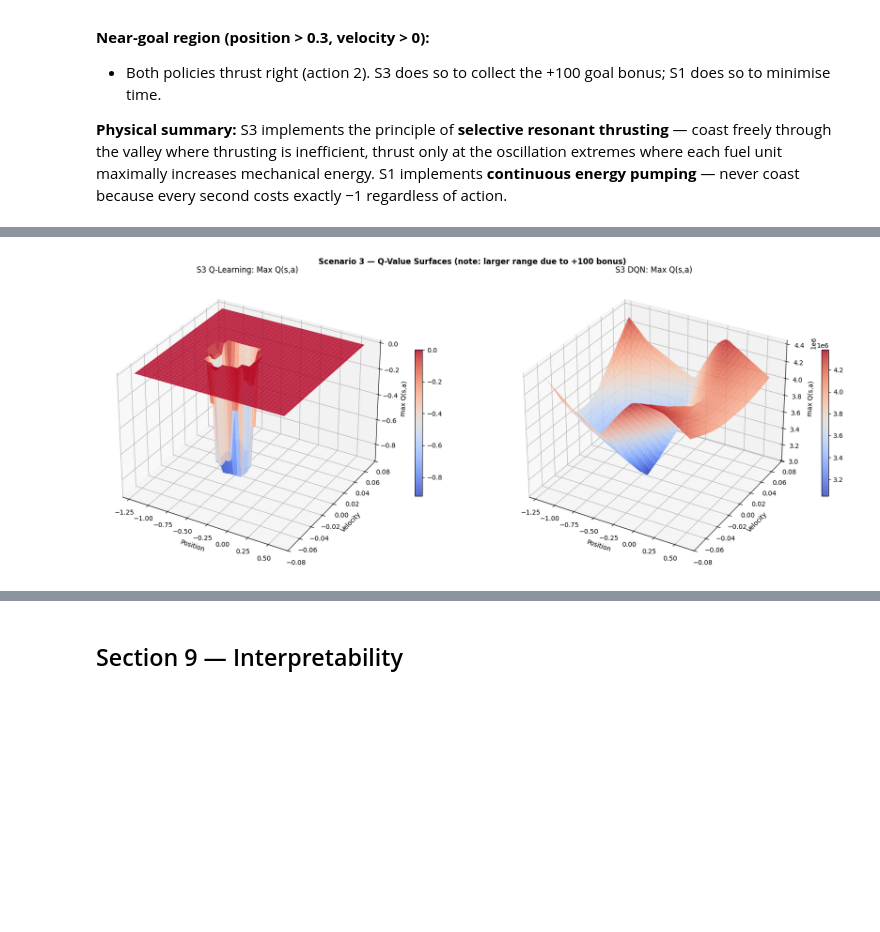
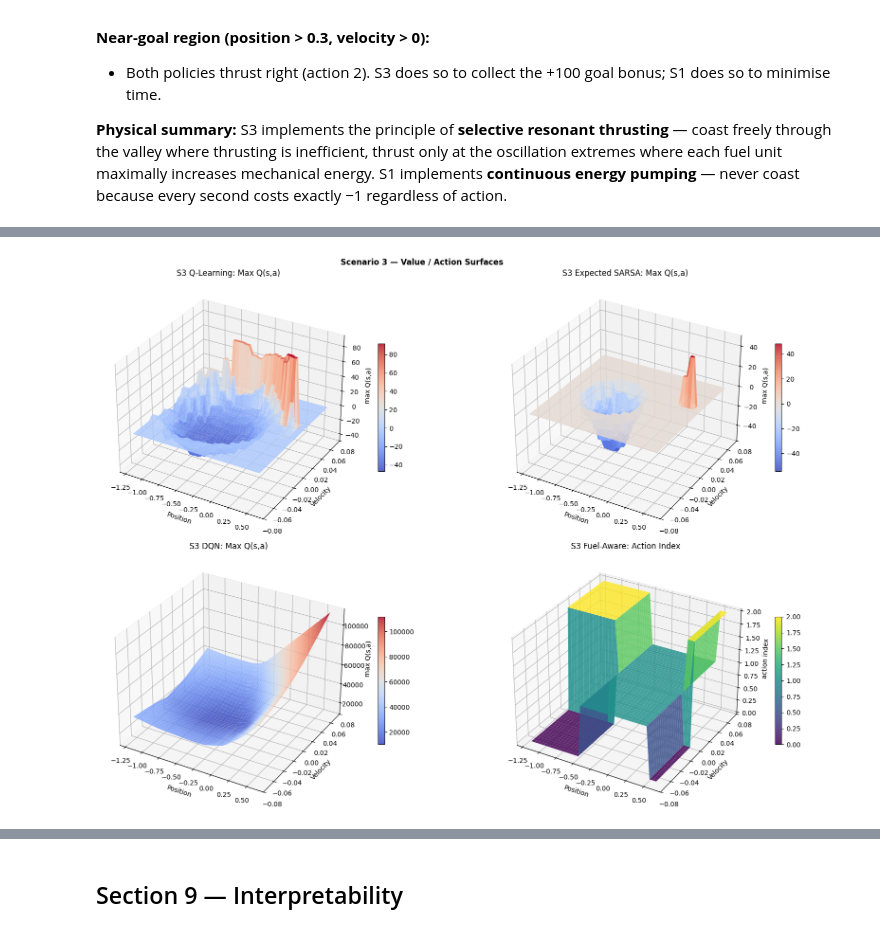
Before and after one commit to sjekic/reinforcement-learning, a Jupyter notebook: sofia_copy_scenario_03_discrete_minfuel.ipynb, the cells around one changed output, grey strips where cells are left out. Cells and saved outputs as stored; diff of their text form; code cells hidden in the pictures; blank space fills up the shorter version.

```diff
--- a/sofia_copy_scenario_03_discrete_minfuel.ipynb
+++ b/sofia_copy_scenario_03_discrete_minfuel.ipynb
@@ -533,7 +729,7 @@ dqn = DQNAgent(
     eps_start=1.0, eps_end=0.05, eps_decay=0.9990,
     batch_size=64, target_update=200
 )
-dqn_rewards, dqn_coast = train_dqn(env, dqn, n_episodes=2500, warmup_prob=0.50)
+dqn_rewards, dqn_coast = train_dqn(env, dqn, n_episodes=2500, warmup_prob=0.70)
 torch.save(dqn.policy_net.state_dict(), 'checkpoints/s03_dqn.pth')
 print('DQN weights saved -> checkpoints/s03_dqn.pth')
 # %% [output]
@@ -702,6 +1061,7 @@ action_labels = ['Push Left (0)', 'Coast (1)', 'Push Right (2)']
 
 policy_items = [
     (ql_fn, 'S3 Q-Learning Policy', 'ql'),
+    (esarsa_fn, 'S3 Expected SARSA Policy', 'esarsa'),
     (dqn_fn, 'S3 DQN Policy', 'dqn'),
     (fuel_fn, 'S3 Fuel-Aware Policy', 'fuel'),
 ]
@@ -786,12 +1149,16 @@ The most striking difference between the Scenario 1 and Scenario 3 policies is t
 **Physical summary:** S3 implements the principle of **selective resonant thrusting** — coast freely through the valley where thrusting is inefficient, thrust only at the oscillation extremes where each fuel unit maximally increases mechanical energy. S1 implements **continuous energy pumping** — never coast because every second costs exactly −1 regardless of action.
 # %%
 eval_env = make_env()
-fig, axes = plt.subplots(1, 2, figsize=(16, 6))
-
-for ax, (fn, title) in zip(axes, [
+phase_items = [
+    (ql_fn, 'Q-Learning Phase Portrait (S3)'),
+    (esarsa_fn, 'Expected SARSA Phase Portrait (S3)'),
     (dqn_fn, 'DQN Phase Portrait (S3)'),
     (fuel_fn, 'Fuel-Aware Phase Portrait (S3)'),
-]):
+]
+fig, axes = plt.subplots(2, 2, figsize=(16, 10))
+axes = axes.ravel()
+
+for ax, (fn, title) in zip(axes, phase_items):
     trajs = collect_trajectories(eval_env, fn, n_episodes=30, max_steps=200)
     rews = [t['total_reward'] for t in trajs]
     vmin, vmax = min(rews), max(rews)
@@ -820,30 +1187,34 @@ plt.show()
 # %%
-# Q-value surfaces for S3 agents
+# Value/action surfaces for all Scenario 3 policies
 n = 40
 pos_g_surf = np.linspace(POS_LOW, POS_HIGH, n)
 vel_g_surf = np.linspace(VEL_LOW, VEL_HIGH, n)
 POS_M, VEL_M = np.meshgrid(pos_g_surf, vel_g_surf)
 
-fig = plt.figure(figsize=(18, 7))
-for idx, (q_fn, title) in enumerate([
-    (lambda s: Q_table[discretize(s)], 'S3 Q-Learning: Max Q(s,a)'),
-    (lambda s: dqn.q_values(s),        'S3 DQN: Max Q(s,a)'),
-], 1):
-    Q_max = np.array([[np.max(q_fn(np.array([p, v]))) for p in pos_g_surf]
-                      for v in vel_g_surf])
-    ax = fig.add_subplot(1, 2, idx, projection='3d')
-    surf = ax.plot_surface(POS_M, VEL_M, Q_max, cmap='coolwarm', alpha=0.85)
+surface_items = [
+    (lambda s: np.max(Q_table[discretize(s)]), 'S3 Q-Learning: Max Q(s,a)', 'max Q(s,a)', 'coolwarm'),
+    (lambda s: np.max(Q_esarsa[discretize(s)]), 'S3 Expected SARSA: Max Q(s,a)', 'max Q(s,a)', 'coolwarm'),
+    (lambda s: np.max(dqn.q_values(s)), 'S3 DQN: Max Q(s,a)', 'max Q(s,a)', 'coolwarm'),
+    (lambda s: float(fuel_fn(s)), 'S3 Fuel-Aware: Action Index', 'action index', 'viridis'),
+]
+
+fig = plt.figure(figsize=(18, 12))
+for idx, (value_fn, title, zlabel, cmap_name) in enumerate(surface_items, 1):
+    surface = np.array([[value_fn(np.array([p, v])) for p in pos_g_surf]
+                        for v in vel_g_surf])
+    ax = fig.add_subplot(2, 2, idx, projection='3d')
+    surf = ax.plot_surface(POS_M, VEL_M, surface, cmap=cmap_name, alpha=0.85)
     ax.set_xlabel('Position')
     ax.set_ylabel('Velocity')
-    ax.set_zlabel('max Q(s,a)')
+    ax.set_zlabel(zlabel)
     ax.set_title(title)
     fig.colorbar(surf, ax=ax, shrink=0.5)
 
-plt.suptitle('Scenario 3 — Q-Value Surfaces (note: larger range due to +100 bonus)',
+plt.suptitle('Scenario 3 — Value / Action Surfaces',
              fontsize=12, fontweight='bold')
 plt.tight_layout()
 plt.savefig('checkpoints/s03_q_surface.png', dpi=150)
 plt.show()
 # %% [output]
-[figure, old version]
+[figure, new version]
 # %%
```
Also changed, not shown: parts of 19 cells of this notebook.
